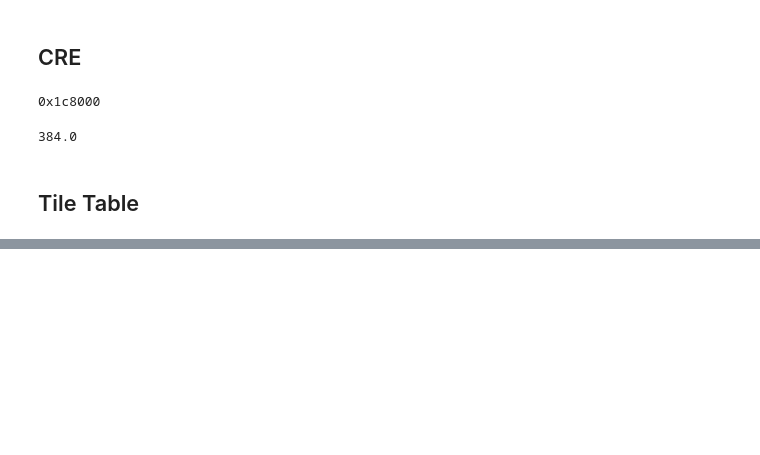
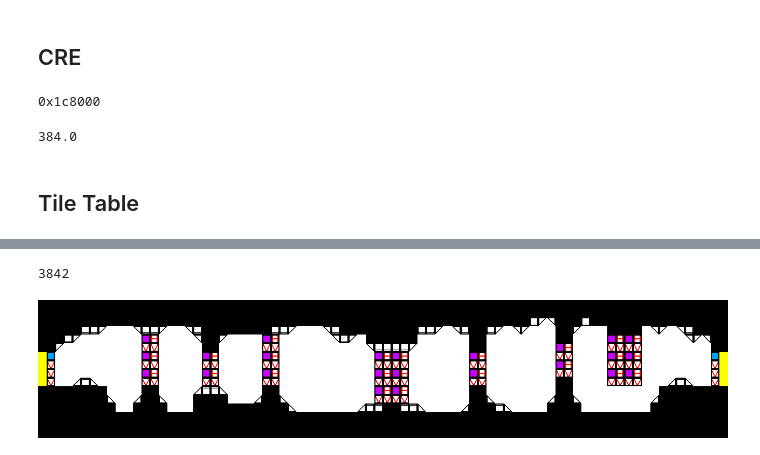
Before and after one commit to aremath/sm_rando, a Jupyter notebook: palette_tile_tests.ipynb, the cells around one changed output, grey strips where cells are left out. Cells and saved outputs as stored; diff of their text form; code cells hidden in the pictures; blank space fills up the shorter version.

Commit message:
Finished the tiles python notebook!

```diff
--- a/palette_tile_tests.ipynb
+++ b/palette_tile_tests.ipynb
@@ -186,0 +241,12 @@ def get_tile_img(tile_bytes, sce_tilesheet, cre_tilesheet, palette):
+# %%
+# Find the level data
+leveldata_ptr_b = room_header[18:21]
+leveldata_ptr_snes = int.from_bytes(leveldata_ptr_b, byteorder='little')
+leveldata_addr = Address(0)
+leveldata_addr.from_snes(leveldata_ptr_snes)
+# %%
+compressed_level_data = rom_m.read_from_clean(leveldata_addr, 2000)
+level_data = decompress.decompress(compressed_level_data)
+len(level_data)
+# %% [output]
+3842
@@ -186,0 +257,6 @@ def get_tile_img(tile_bytes, sce_tilesheet, cre_tilesheet, palette):
+# %%
+level = room_gen.level_from_bytes(level_data, Coord(80,16))
+# %%
+room_viz.room_viz(level, "test.png", "encoding/room_tiles")
+# %% [output]
+[figure, added]
```
Also changed, not shown: parts of 21 cells of this notebook, 3 other files.
